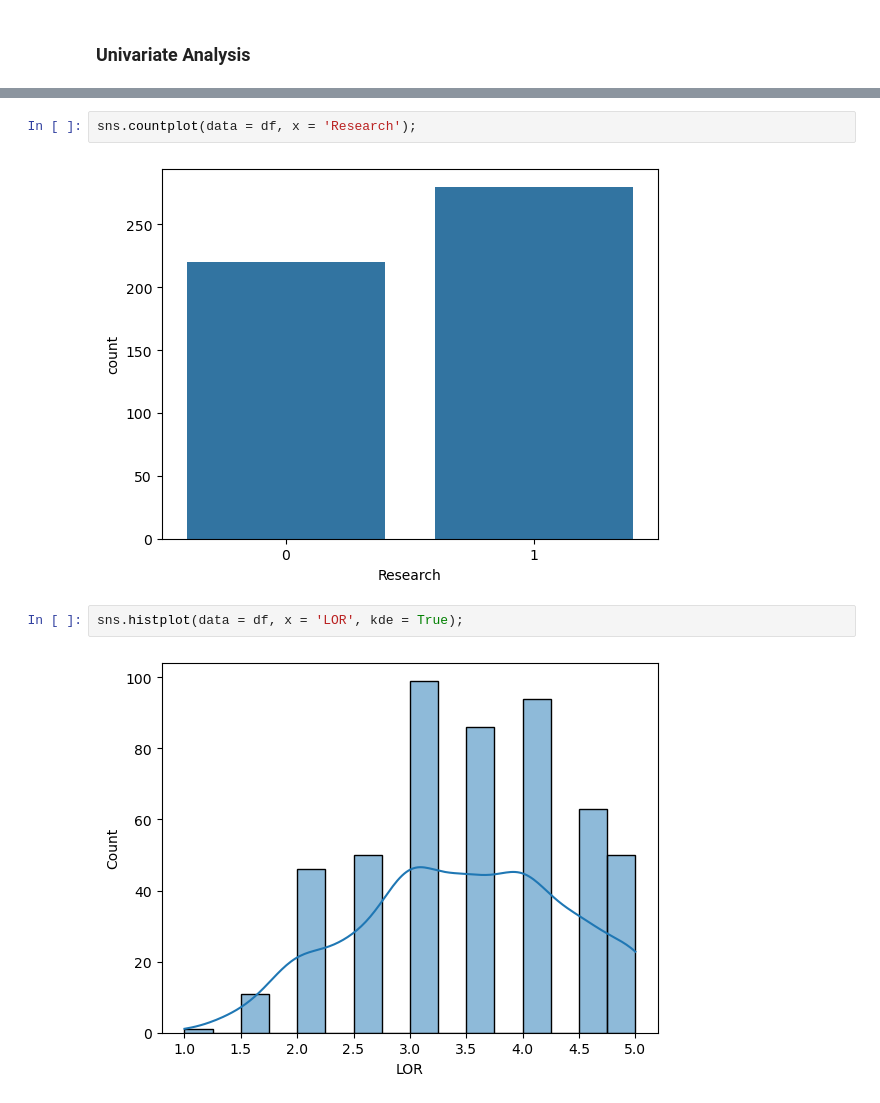
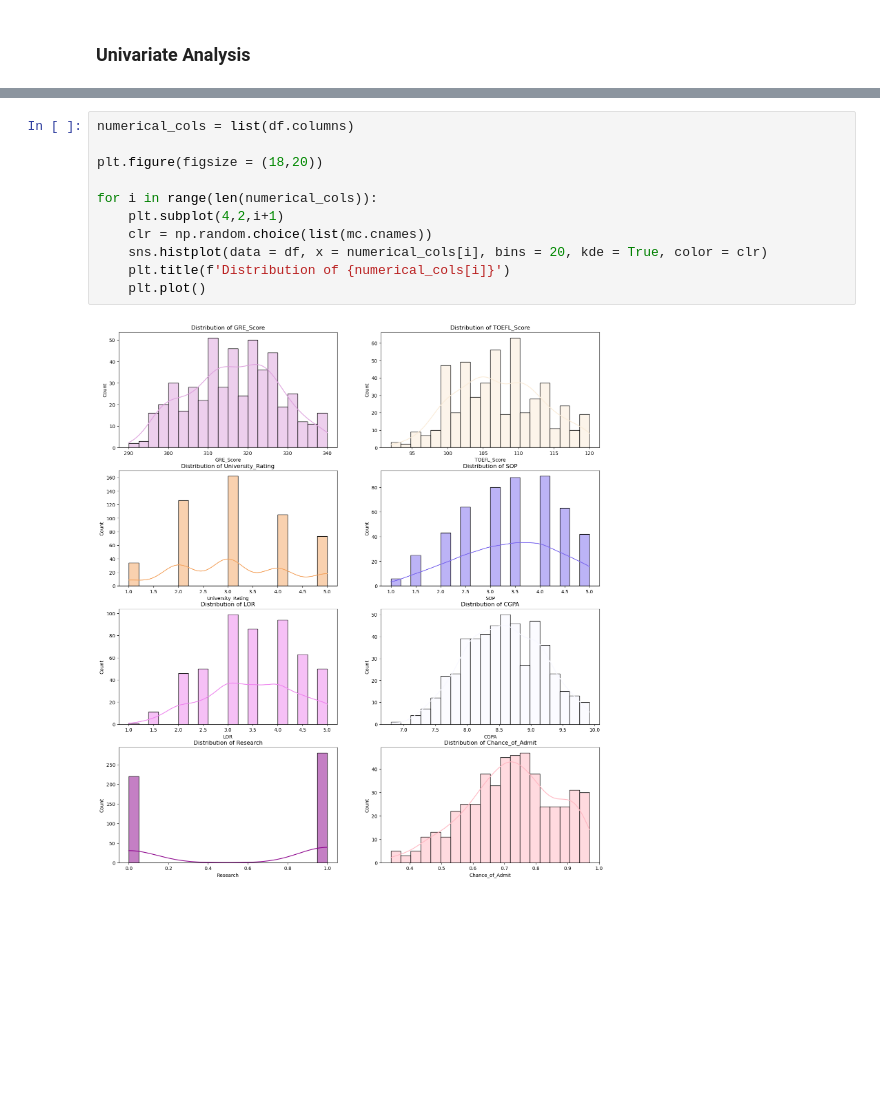
Before and after one commit to chaitanyacherukuri/Jamboree, a Jupyter notebook: Jamboree_Case_Study.ipynb, the cells around one changed output, grey strips where cells are left out. Drawn from its saved outputs; the diff is of its cells as text; blank space fills up the shorter version.

```diff
--- a/Jamboree_Case_Study.ipynb
+++ b/Jamboree_Case_Study.ipynb
@@ -88,8 +74,13 @@ sns.histplot(data = df, x = 'CGPA', kde = True);
-# %%
-sns.countplot(data = df, x = 'Research');
-# %% [output]
-[figure, removed]
-# %%
-sns.histplot(data = df, x = 'LOR', kde = True);
-# %% [output]
-[figure, removed]
+# %%
+numerical_cols = list(df.columns)
+
+plt.figure(figsize = (18,20))
+
+for i in range(len(numerical_cols)):
+    plt.subplot(4,2,i+1)
+    clr = np.random.choice(list(mc.cnames))
+    sns.histplot(data = df, x = numerical_cols[i], bins = 20, kde = True, color = clr)
+    plt.title(f'Distribution of {numerical_cols[i]}')
+    plt.plot()
+# %% [output]
+[figure, added]
```
Also changed, not shown: parts of 27 cells of this notebook.
